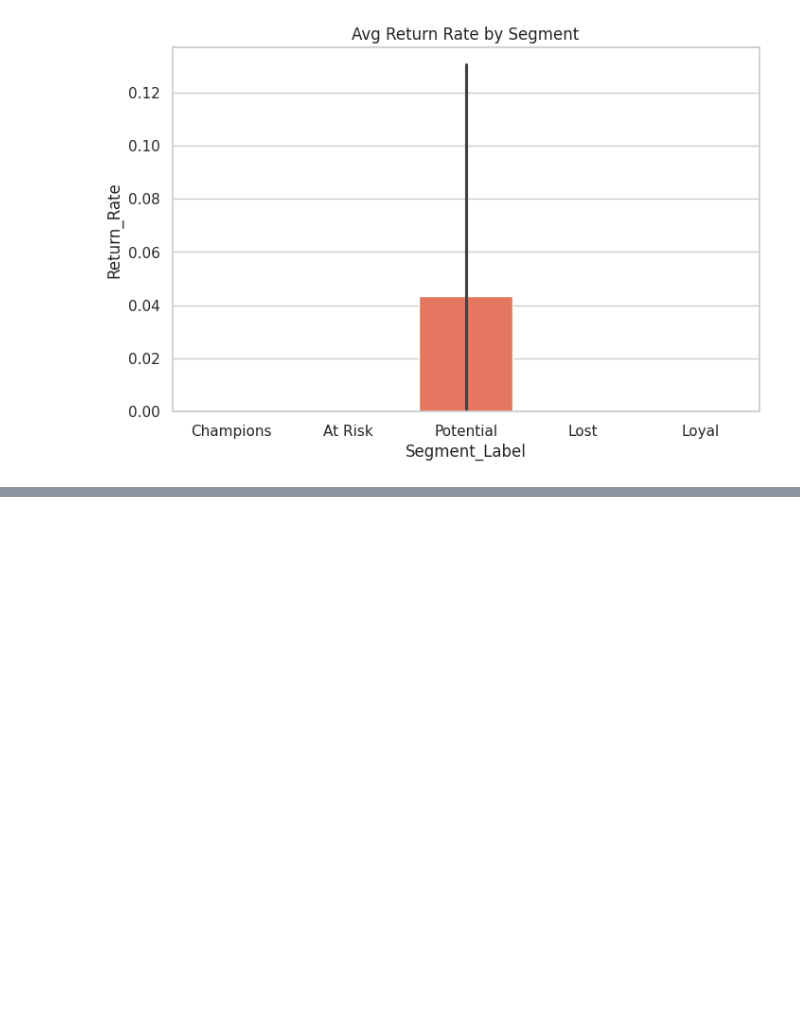
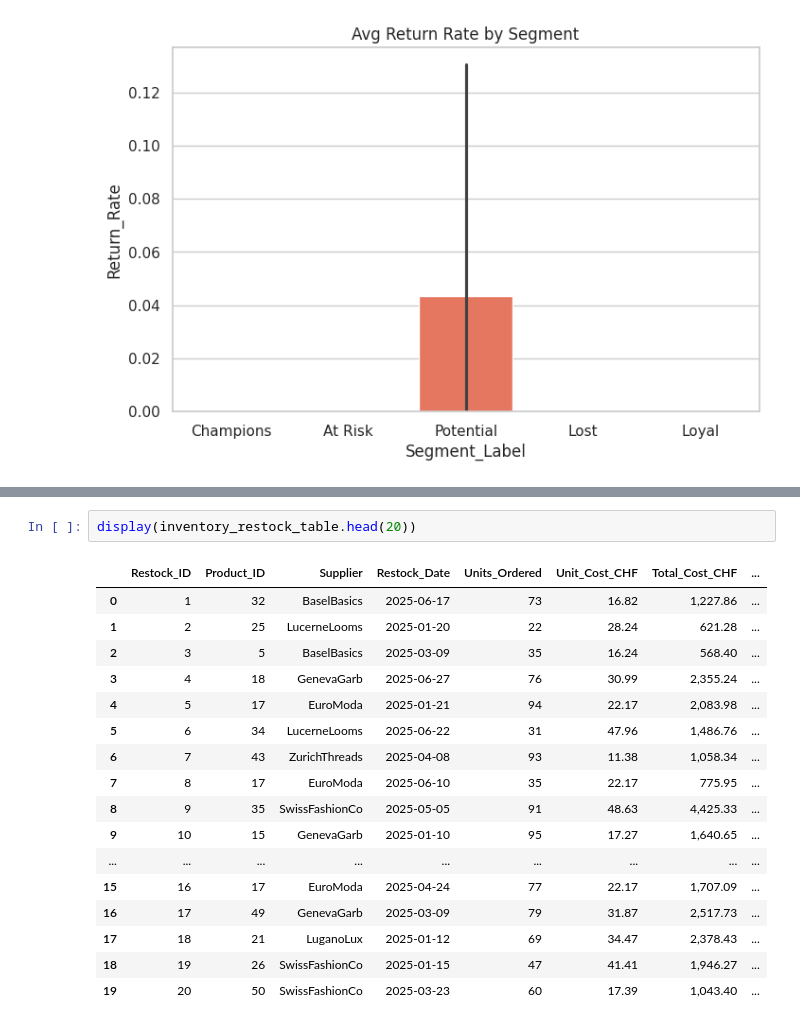
Before and after one commit to Mainabryan/SWISS-CLOTHING-BRAND, a Jupyter notebook: Swiss_clothing_brand.ipynb, the cells around one changed output, grey strips where cells are left out. Drawn from its saved outputs; the diff is of its cells as text; blank space fills up the shorter version.

```diff
--- a/Swiss_clothing_brand.ipynb
+++ b/Swiss_clothing_brand.ipynb
@@ -1069,0 +1414,20 @@ Passing `palette` without assigning `hue` is deprecated and will be removed in v
+# %%
+display(inventory_restock_table.head(20))
+# %% [output]
+|  | Restock_ID | Product_ID | Supplier | Restock_Date | Units_Ordered | Unit_Cost_CHF | Total_Cost_CHF | ... |
+| 0 | 1 | 32 | BaselBasics | 2025-06-17 | 73 | 16.82 | 1,227.86 | ... |
+| 1 | 2 | 25 | LucerneLooms | 2025-01-20 | 22 | 28.24 | 621.28 | ... |
+| 2 | 3 | 5 | BaselBasics | 2025-03-09 | 35 | 16.24 | 568.40 | ... |
+| 3 | 4 | 18 | GenevaGarb | 2025-06-27 | 76 | 30.99 | 2,355.24 | ... |
+| 4 | 5 | 17 | EuroModa | 2025-01-21 | 94 | 22.17 | 2,083.98 | ... |
+| 5 | 6 | 34 | LucerneLooms | 2025-06-22 | 31 | 47.96 | 1,486.76 | ... |
+| 6 | 7 | 43 | ZurichThreads | 2025-04-08 | 93 | 11.38 | 1,058.34 | ... |
+| 7 | 8 | 17 | EuroModa | 2025-06-10 | 35 | 22.17 | 775.95 | ... |
+| 8 | 9 | 35 | SwissFashionCo | 2025-05-05 | 91 | 48.63 | 4,425.33 | ... |
+| 9 | 10 | 15 | GenevaGarb | 2025-01-10 | 95 | 17.27 | 1,640.65 | ... |
+| ... | ... | ... | ... | ... | ... | ... | ... | ... |
+| 15 | 16 | 17 | EuroModa | 2025-04-24 | 77 | 22.17 | 1,707.09 | ... |
+| 16 | 17 | 49 | GenevaGarb | 2025-03-09 | 79 | 31.87 | 2,517.73 | ... |
+| 17 | 18 | 21 | LuganoLux | 2025-01-12 | 69 | 34.47 | 2,378.43 | ... |
+| 18 | 19 | 26 | SwissFashionCo | 2025-01-15 | 47 | 41.41 | 1,946.27 | ... |
+| 19 | 20 | 50 | SwissFashionCo | 2025-03-23 | 60 | 17.39 | 1,043.40 | ... |
```
Also changed, not shown: parts of 31 cells of this notebook.
